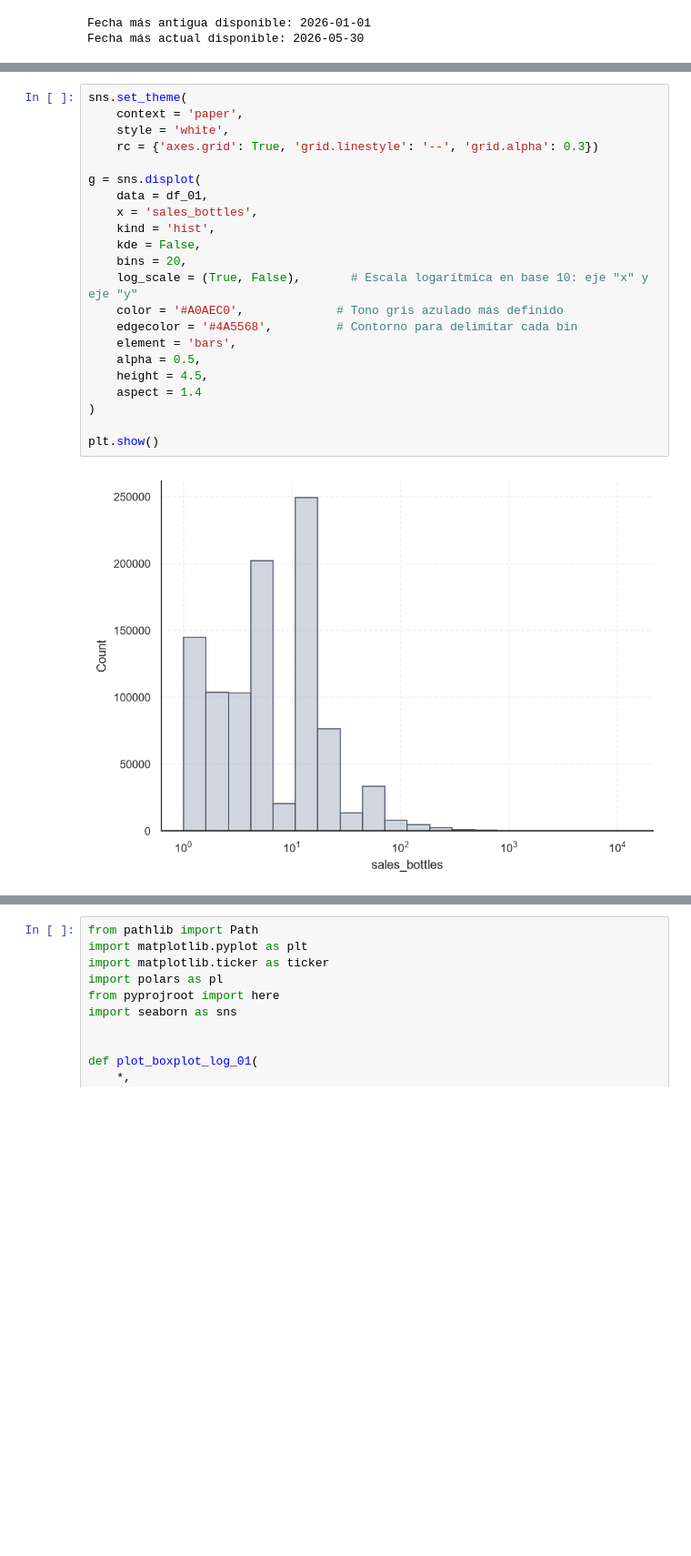
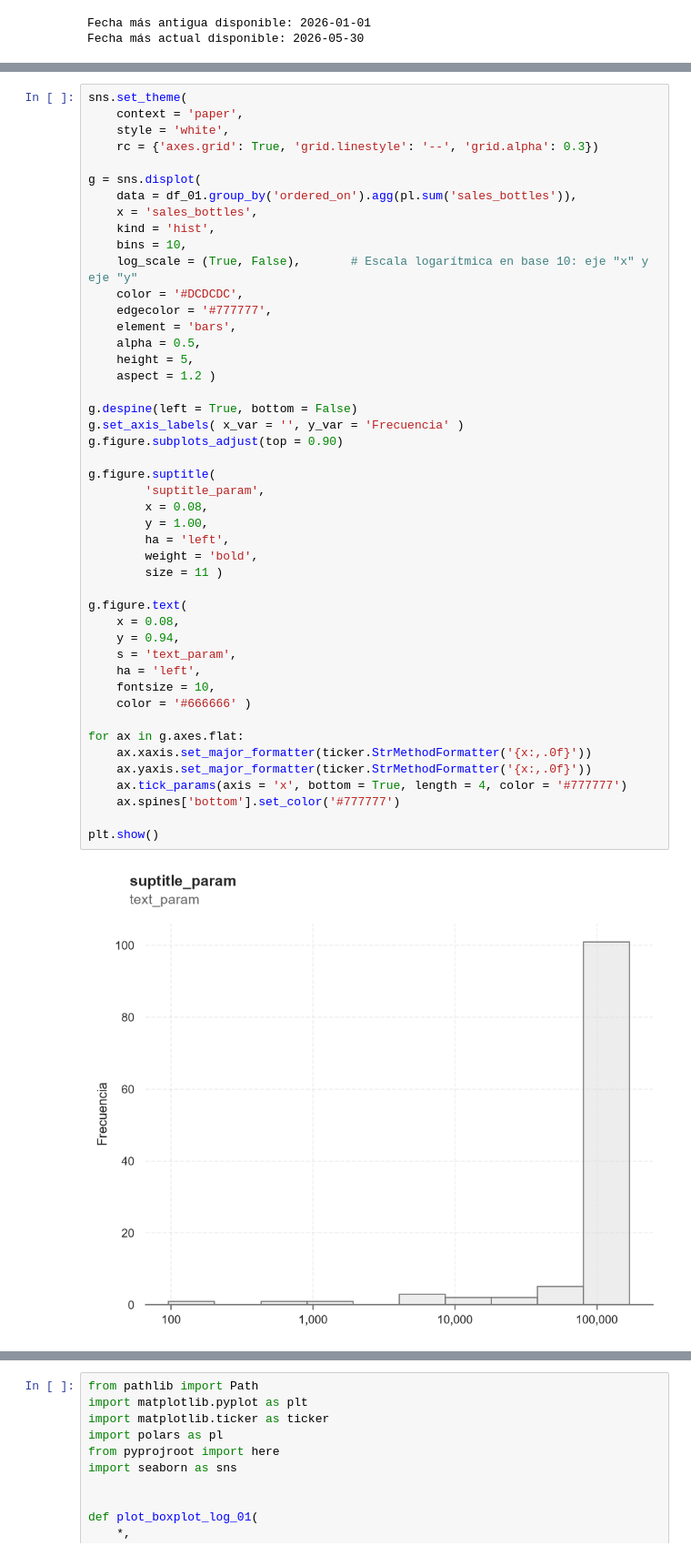
Before and after one commit to charliebrown007/Proyecto_UCB_2da_fase, a Jupyter notebook: 03_scripts/s_04_Fase_02.ipynb, the cells around one changed output, grey strips where cells are left out. Shown at 91% size. Drawn from its saved outputs; the diff is of its cells as text; blank space fills up the shorter version.

```diff
--- a/03_scripts/s_04_Fase_02.ipynb
+++ b/03_scripts/s_04_Fase_02.ipynb
@@ -243,24 +260,48 @@ from pyprojroot import here
 # %%
 sns.set_theme(
     context = 'paper',
     style = 'white',
     rc = {'axes.grid': True, 'grid.linestyle': '--', 'grid.alpha': 0.3})
 
 g = sns.displot(
-    data = df_01,
+    data = df_01.group_by('ordered_on').agg(pl.sum('sales_bottles')),
     x = 'sales_bottles',
     kind = 'hist',
-    kde = False,
-    bins = 20,
+    bins = 10,
     log_scale = (True, False),       # Escala logarítmica en base 10: eje "x" y eje "y"
-    color = '#A0AEC0',             # Tono gris azulado más definido
-    edgecolor = '#4A5568',         # Contorno para delimitar cada bin
+    color = '#DCDCDC',
+    edgecolor = '#777777',
     element = 'bars',
     alpha = 0.5,
-    height = 4.5,
-    aspect = 1.4
-)
+    height = 5,
+    aspect = 1.2 )
+
+g.despine(left = True, bottom = False)
+g.set_axis_labels( x_var = '', y_var = 'Frecuencia' )
+g.figure.subplots_adjust(top = 0.90)
+
+g.figure.suptitle(
+        'suptitle_param',
+        x = 0.08,
+        y = 1.00,
+        ha = 'left',
+        weight = 'bold',
+        size = 11 )
+
+g.figure.text(
+    x = 0.08,
+    y = 0.94,
+    s = 'text_param',
+    ha = 'left',
+    fontsize = 10,
+    color = '#666666' )
+
+for ax in g.axes.flat:
+    ax.xaxis.set_major_formatter(ticker.StrMethodFormatter('{x:,.0f}'))
+    ax.yaxis.set_major_formatter(ticker.StrMethodFormatter('{x:,.0f}'))
+    ax.tick_params(axis = 'x', bottom = True, length = 4, color = '#777777')
+    ax.spines['bottom'].set_color('#777777')
 
 plt.show()
 # %% [output]
-[figure, old version]
+[figure, new version]
```
Also changed, not shown: parts of 14 cells of this notebook.
